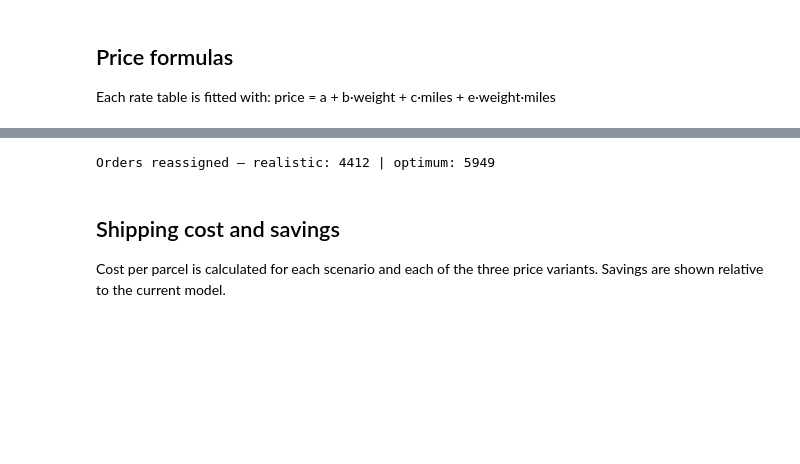
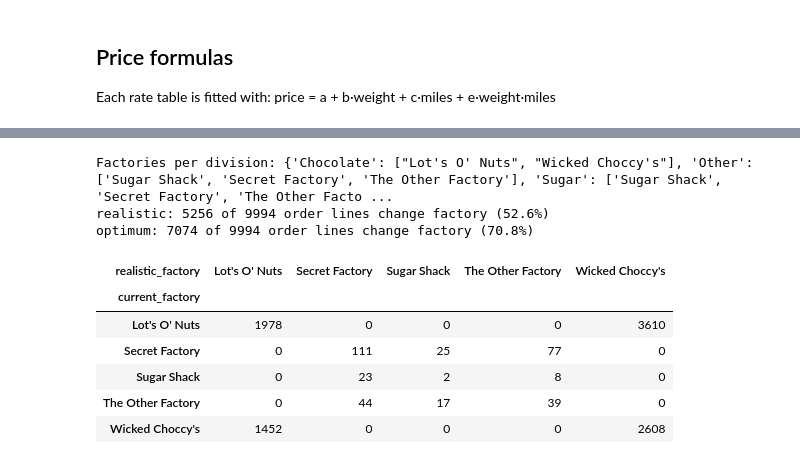
Before and after one commit to MW-12/candy-logistics, a Jupyter notebook: notebooks/04_cost_model.ipynb, the cells around one changed output, grey strips where cells are left out. Drawn from its saved outputs; the diff is of its cells as text; code cells hidden in the pictures; blank space fills up the shorter version.

```diff
--- a/notebooks/04_cost_model.ipynb
+++ b/notebooks/04_cost_model.ipynb
@@ -117,40 +130,48 @@ Billable weight distribution: {1.0: 5045, 2.0: 3128, 3.0: 198, 4.0: 17, 5.0: 1}
 # %%
+factories = pd.read_csv(P + "factories.csv")
+zips = pd.read_csv(P + "zips.csv", dtype={"zip": str})
+road = pd.read_csv(P + "road_distances.csv", dtype={"zip": str})
+
 def haversine_miles(lat1, lon1, lat2, lon2):
     lat1, lon1, lat2, lon2 = map(np.radians, [lat1, lon1, lat2, lon2])
     a = np.sin((lat2 - lat1) / 2) ** 2 + np.cos(lat1) * np.cos(lat2) * np.sin((lon2 - lon1) / 2) ** 2
     return 3958.8 * 2 * np.arcsin(np.sqrt(a))
 
 # Distance tables: rows = ZIP codes, columns = factories
 road_wide = road.pivot(index="zip", columns="factory", values="road_miles")
 pairs = zips.merge(factories, how="cross")
 pairs["straight_miles"] = haversine_miles(pairs["lat"], pairs["lng"], pairs["latitude"], pairs["longitude"])
 straight_wide = pairs.pivot(index="zip", columns="factory", values="straight_miles")
 
-division_factories = products.groupby("division")["factory"].apply(set).to_dict()
-all_factories = set(factories["factory"])
+division_factories = products.groupby("division")["factory"].unique().apply(list).to_dict()
+print("Factories per division:", division_factories)
 
-def nearest_factory(postal_code, candidates):
-    return road_wide.loc[postal_code, sorted(candidates)].idxmin()
-
-orders["optimum_factory"] = [nearest_factory(z, all_factories) for z in orders["postal_code"]]
-orders["realistic_factory"] = [
-    nearest_factory(z, set.intersection(*(division_factories[d] for d in divs)))
-    for z, divs in zip(orders["postal_code"], orders["divisions"])
-]
+lines["current_factory"] = lines["factory"]
+lines["realistic_factory"] = [road_wide.loc[z, division_factories[d]].idxmin()
+                              for z, d in zip(lines["postal_code"], lines["division"])]
+lines["optimum_factory"] = road_wide.loc[lines["postal_code"]].idxmin(axis=1).values
 
 SCENARIOS = ["current", "realistic", "optimum"]
 for sc in SCENARIOS:
-    fac = orders[f"{sc}_factory"]
-    orders[f"{sc}_road_miles"] = [road_wide.at[z, f] for z, f in zip(orders["postal_code"], fac)]
-    orders[f"{sc}_straight_miles"] = [straight_wide.at[z, f] for z, f in zip(orders["postal_code"], fac)]
+    lines[f"{sc}_road_miles"] = [road_wide.at[z, f] for z, f in zip(lines["postal_code"], lines[f"{sc}_factory"])]
 
-assert (orders["realistic_road_miles"] <= orders["current_road_miles"] + 1e-9).all()
-assert (orders["optimum_road_miles"] <= orders["realistic_road_miles"] + 1e-9).all()
+# A closer factory can never be farther away
+assert (lines["realistic_road_miles"] <= lines["current_road_miles"] + 1e-9).all()
+assert (lines["optimum_road_miles"] <= lines["realistic_road_miles"] + 1e-9).all()
 
-print("Orders reassigned – realistic:", (orders["realistic_factory"] != orders["current_factory"]).sum(),
-      "| optimum:", (orders["optimum_factory"] != orders["current_factory"]).sum())
+for sc in ["realistic", "optimum"]:
+    moved = lines[f"{sc}_factory"] != lines["current_factory"]
+    print(f"{sc}: {moved.sum()} of {len(lines)} order lines change factory ({moved.mean() * 100:.1f}%)")
+
+display(pd.crosstab(lines["current_factory"], lines["realistic_factory"]))
 # %% [output]
-Orders reassigned – realistic: 4412 | optimum: 5949
+Factories per division: {'Chocolate': ["Lot's O' Nuts", "Wicked Choccy's"], 'Other': ['Sugar Shack', 'Secret Factory', 'The Other Factory'], 'Sugar': ['Sugar Shack', 'Secret Factory', 'The Other Facto ...
+realistic: 5256 of 9994 order lines change factory (52.6%)
+optimum: 7074 of 9994 order lines change factory (70.8%)
+| realistic_factory | Lot's O' Nuts | Secret Factory | Sugar Shack | The Other Factory | Wicked Choccy's |
+| current_factory |  |  |  |  |  |
+| Lot's O' Nuts | 1978 | 0 | 0 | 0 | 3610 |
+| Secret Factory | 0 | 111 | 25 | 77 | 0 |
+| Sugar Shack | 0 | 23 | 2 | 8 | 0 |
+| The Other Factory | 0 | 44 | 17 | 39 | 0 |
+| Wicked Choccy's | 1452 | 0 | 0 | 0 | 2608 |
-# %% [markdown]
-## Shipping cost and savings
-Cost per parcel is calculated for each scenario and each of the three price variants. Savings are shown relative to the current model.
```
Also changed, not shown: parts of 22 cells of this notebook, 2 other files.
